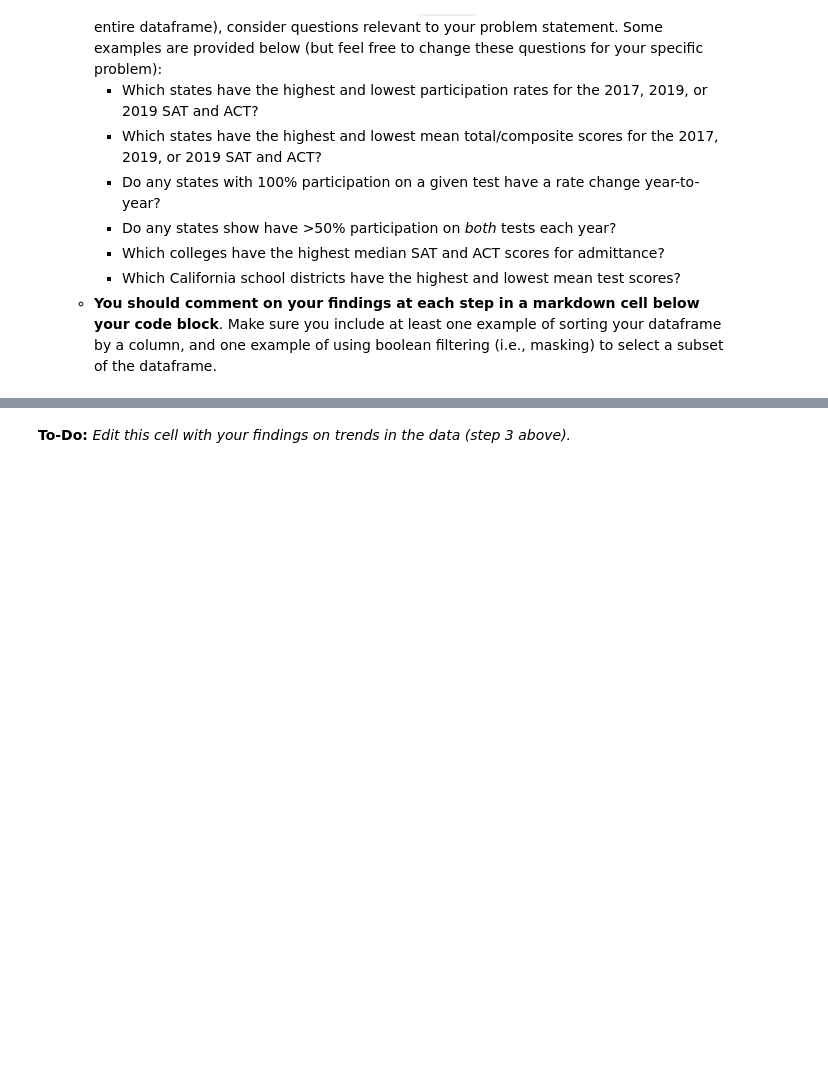
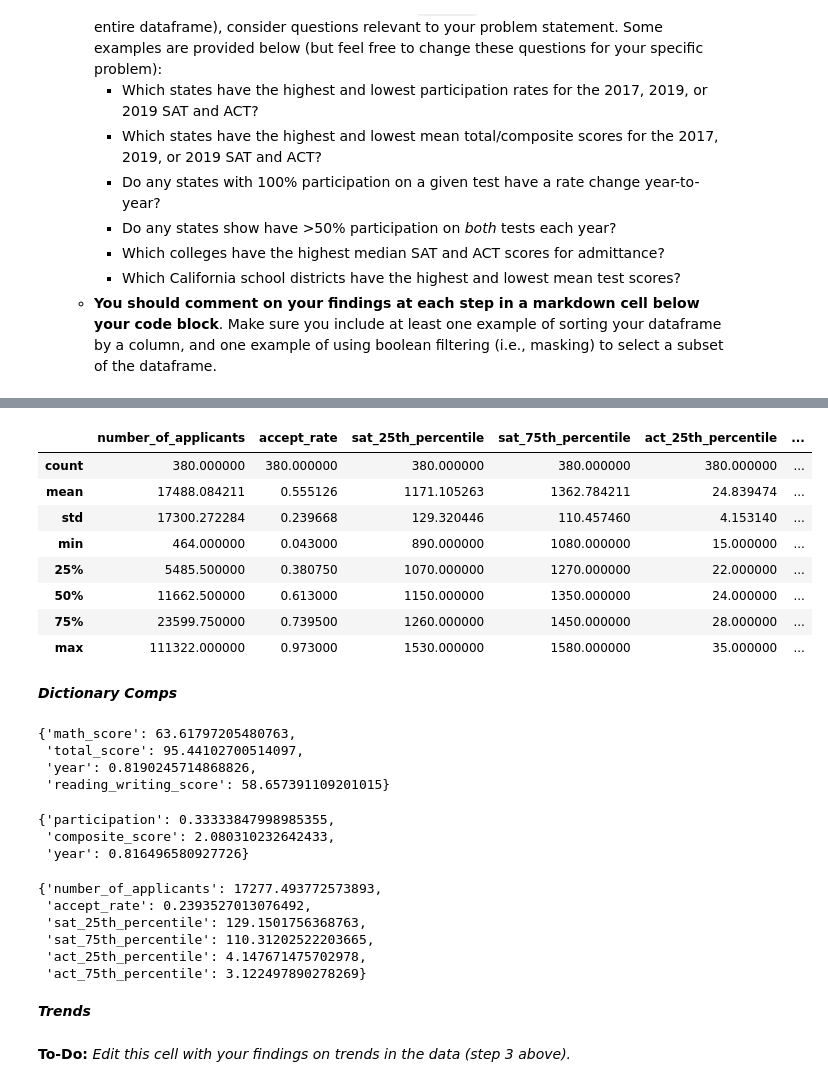
Before and after one commit to Avanyali/GA_SAT_ACT_Analysis, a Jupyter notebook: code/starter-code.ipynb, the cells around one changed output, grey strips where cells are left out. Cells and saved outputs as stored; diff of their text form; code cells hidden in the pictures; blank space fills up the shorter version.

```diff
--- a/code/starter-code.ipynb
+++ b/code/starter-code.ipynb
@@ -448 +507,40 @@ Complete the following steps to explore your data. You are welcome to do more ED
+# %%
+sat_act.describe()
+# %% [output]
+|  | number_of_applicants | accept_rate | sat_25th_percentile | sat_75th_percentile | act_25th_percentile | ... |
+| count | 380.000000 | 380.000000 | 380.000000 | 380.000000 | 380.000000 | ... |
+| mean | 17488.084211 | 0.555126 | 1171.105263 | 1362.784211 | 24.839474 | ... |
+| std | 17300.272284 | 0.239668 | 129.320446 | 110.457460 | 4.153140 | ... |
+| min | 464.000000 | 0.043000 | 890.000000 | 1080.000000 | 15.000000 | ... |
+| 25% | 5485.500000 | 0.380750 | 1070.000000 | 1270.000000 | 22.000000 | ... |
+| 50% | 11662.500000 | 0.613000 | 1150.000000 | 1350.000000 | 24.000000 | ... |
+| 75% | 23599.750000 | 0.739500 | 1260.000000 | 1450.000000 | 28.000000 | ... |
+| max | 111322.000000 | 0.973000 | 1530.000000 | 1580.000000 | 35.000000 | ... |
+# %% [markdown]
+***Dictionary Comps***
+# %%
+#Code:
+{key: my_deviation(value) for key, value in combined_sats.to_dict('list').items() if type(value[0]) == int or type(value[0]) == float}
+# %% [output]
+{'math_score': 63.61797205480763,
+ 'total_score': 95.44102700514097,
+ 'year': 0.8190245714868826,
+ 'reading_writing_score': 58.657391109201015}
+# %%
+{key: my_deviation(value) for key, value in combined_acts.to_dict('list').items() if type(value[0]) == int or type(value[0]) == float}
+# %% [output]
+{'participation': 0.33333847998985355,
+ 'composite_score': 2.080310232642433,
+ 'year': 0.816496580927726}
+# %%
+{key: my_deviation(value) for key, value in sat_act.to_dict('list').items() if type(value[0]) == int or type(value[0]) == float}
+# %% [output]
+{'number_of_applicants': 17277.493772573893,
+ 'accept_rate': 0.2393527013076492,
+ 'sat_25th_percentile': 129.1501756368763,
+ 'sat_75th_percentile': 110.31202522203665,
+ 'act_25th_percentile': 4.147671475702978,
+ 'act_75th_percentile': 3.122497890278269}
+# %% [markdown]
+***Trends***
 # %%
```
Also changed, not shown: parts of 14 cells of this notebook, 3 other files.
